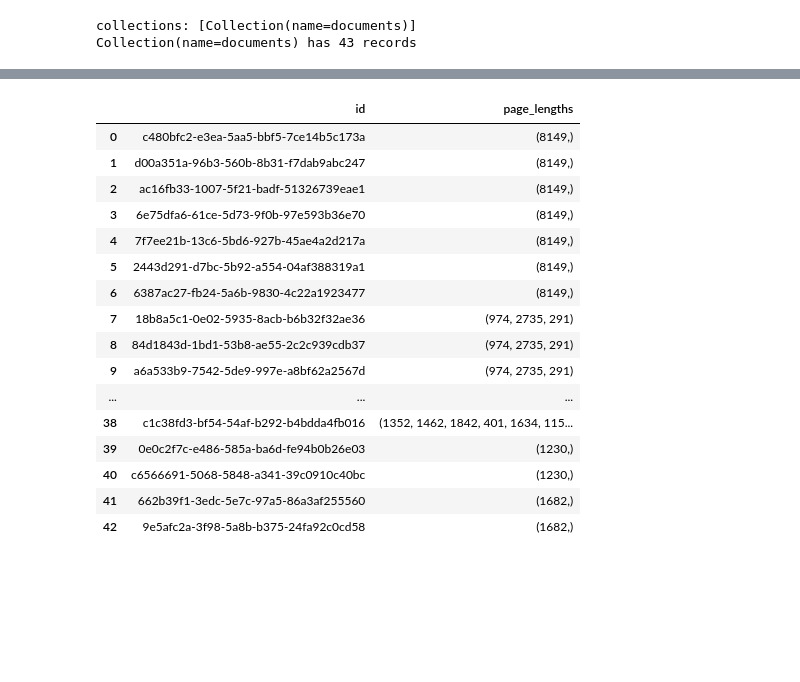
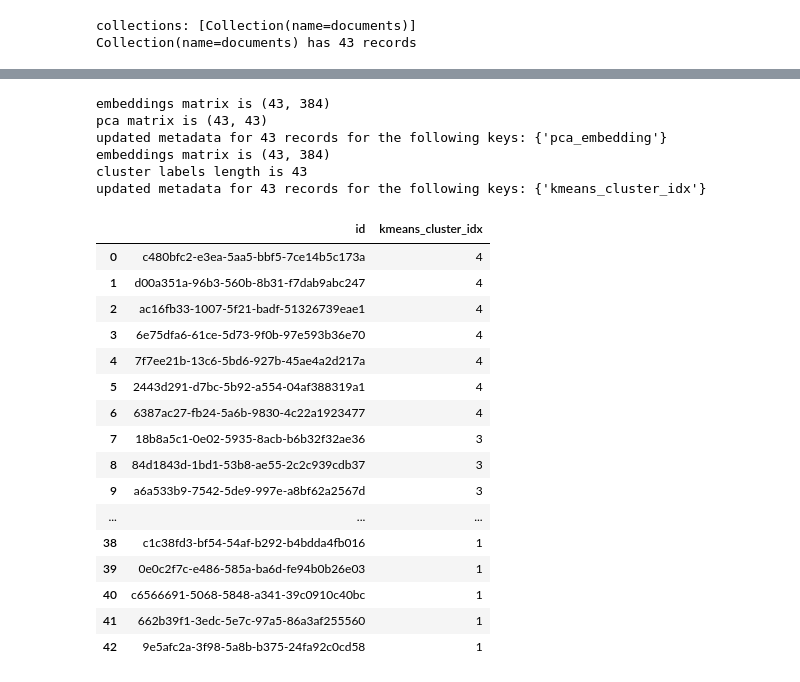
Before and after one commit to Shroff20/rag2, a Jupyter notebook: demo.ipynb, the cells around one changed output, grey strips where cells are left out. Saved outputs shown, nothing was run; the diff lists cells and outputs as text; code cells hidden in the pictures; blank space fills up the shorter version.

Commit message:
added in cluster class

```diff
--- a/demo.ipynb
+++ b/demo.ipynb
@@ -102,24 +102,2 @@ You have the following options to install or run MATLAB:
 
 (source: HW 1 - Cave Flyer.pdf)
-# %%
-
-df_results = VD.chunked_get(keep_cols = ['id', 'page_lengths'])
-df_results
-# %% [output]
-|  | id | page_lengths |
-| 0 | c480bfc2-e3ea-5aa5-bbf5-7ce14b5c173a | (8149,) |
-| 1 | d00a351a-96b3-560b-8b31-f7dab9abc247 | (8149,) |
-| 2 | ac16fb33-1007-5f21-badf-51326739eae1 | (8149,) |
-| 3 | 6e75dfa6-61ce-5d73-9f0b-97e593b36e70 | (8149,) |
-| 4 | 7f7ee21b-13c6-5bd6-927b-45ae4a2d217a | (8149,) |
-| 5 | 2443d291-d7bc-5b92-a554-04af388319a1 | (8149,) |
-| 6 | 6387ac27-fb24-5a6b-9830-4c22a1923477 | (8149,) |
-| 7 | 18b8a5c1-0e02-5935-8acb-b6b32f32ae36 | (974, 2735, 291) |
-| 8 | 84d1843d-1bd1-53b8-ae55-2c2c939cdb37 | (974, 2735, 291) |
-| 9 | a6a533b9-7542-5de9-997e-a8bf62a2567d | (974, 2735, 291) |
-| ... | ... | ... |
-| 38 | c1c38fd3-bf54-54af-b292-b4bdda4fb016 | (1352, 1462, 1842, 401, 1634, 115... |
-| 39 | 0e0c2f7c-e486-585a-ba6d-fe94b0b26e03 | (1230,) |
-| 40 | c6566691-5068-5848-a341-39c0910c40bc | (1230,) |
-| 41 | 662b39f1-3edc-5e7c-97a5-86a3af255560 | (1682,) |
-| 42 | 9e5afc2a-3f98-5a8b-b375-24fa92c0cd58 | (1682,) |
@@ -142,0 +104,36 @@ df_results
+# %%
+from source.cluster import ClusterAnalyis
+
+CA = ClusterAnalyis(VD)
+
+
+CA.calculate_pca()
+
+CA.perform_kmeans_clustering(n_clusters=5)
+
+
+VD.get(keep_cols = ['id', 'kmeans_cluster_idx'])
+# %% [output]
+embeddings matrix is (43, 384)
+pca matrix is (43, 43)
+updated metadata for 43 records for the following keys: {'pca_embedding'}
+embeddings matrix is (43, 384)
+cluster labels length is 43
+updated metadata for 43 records for the following keys: {'kmeans_cluster_idx'}
+|  | id | kmeans_cluster_idx |
+| 0 | c480bfc2-e3ea-5aa5-bbf5-7ce14b5c173a | 4 |
+| 1 | d00a351a-96b3-560b-8b31-f7dab9abc247 | 4 |
+| 2 | ac16fb33-1007-5f21-badf-51326739eae1 | 4 |
+| 3 | 6e75dfa6-61ce-5d73-9f0b-97e593b36e70 | 4 |
+| 4 | 7f7ee21b-13c6-5bd6-927b-45ae4a2d217a | 4 |
+| 5 | 2443d291-d7bc-5b92-a554-04af388319a1 | 4 |
+| 6 | 6387ac27-fb24-5a6b-9830-4c22a1923477 | 4 |
+| 7 | 18b8a5c1-0e02-5935-8acb-b6b32f32ae36 | 3 |
+| 8 | 84d1843d-1bd1-53b8-ae55-2c2c939cdb37 | 3 |
+| 9 | a6a533b9-7542-5de9-997e-a8bf62a2567d | 3 |
+| ... | ... | ... |
+| 38 | c1c38fd3-bf54-54af-b292-b4bdda4fb016 | 1 |
+| 39 | 0e0c2f7c-e486-585a-ba6d-fe94b0b26e03 | 1 |
+| 40 | c6566691-5068-5848-a341-39c0910c40bc | 1 |
+| 41 | 662b39f1-3edc-5e7c-97a5-86a3af255560 | 1 |
+| 42 | 9e5afc2a-3f98-5a8b-b375-24fa92c0cd58 | 1 |
```
Also changed, not shown: parts of 7 cells of this notebook, 3 other files.
